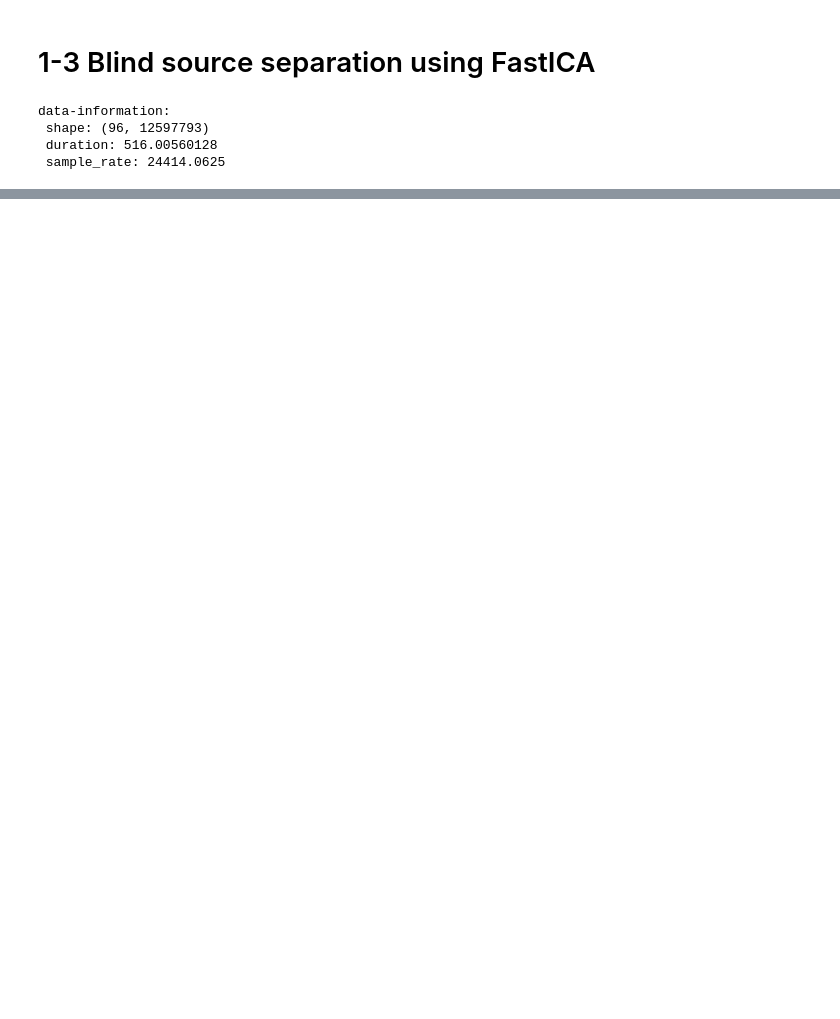
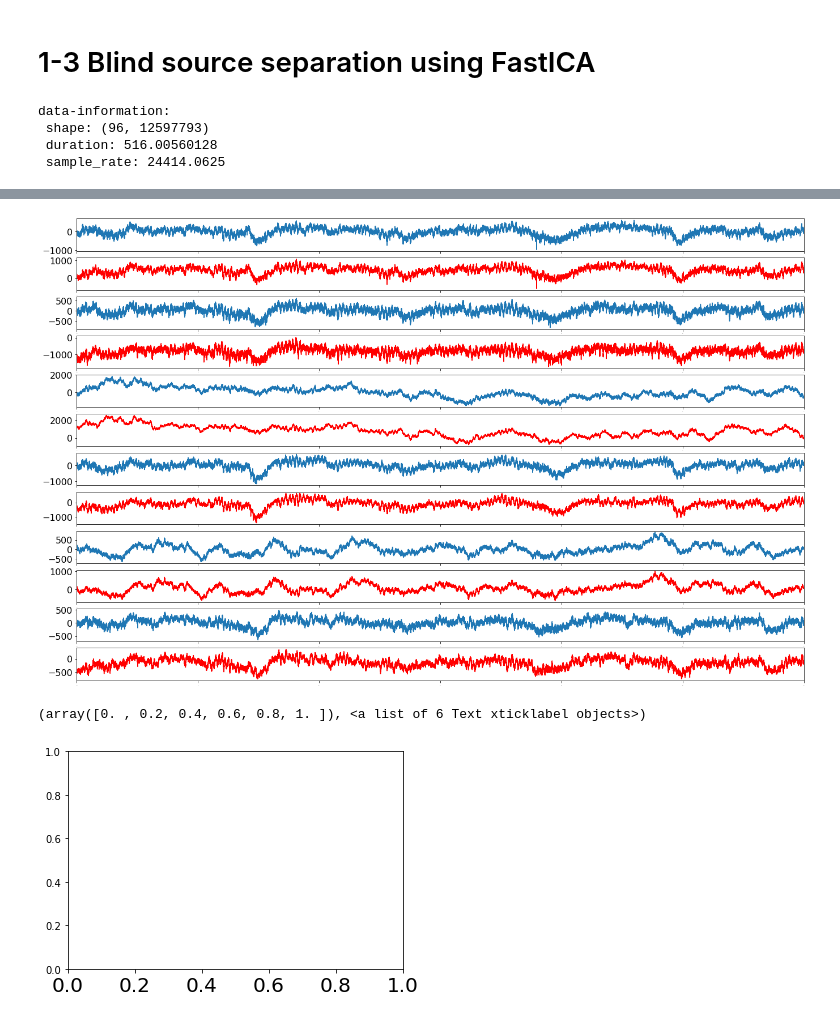
Before and after one commit to raiso777/Neural-Analytic-and-Visualization-Tool, a Jupyter notebook: 1-3_plot_ica_blind_source_separation.ipynb, the cells around one changed output, grey strips where cells are left out. Saved outputs shown, nothing was run; the diff lists cells and outputs as text; code cells hidden in the pictures; blank space fills up the shorter version.

```diff
--- a/1-3_plot_ica_blind_source_separation.ipynb
+++ b/1-3_plot_ica_blind_source_separation.ipynb
@@ -65,0 +84,28 @@ for ii, (model, name) in enumerate(zip(models, names), 1):
+# %%
+ee = S_.dot(A_.T)
+
+
+fig = plt.figure(figsize = (23,15))
+ax = []
+
+
+for [i, sig, sigg] in zip(range(6), ee.T, data):
+    ax.append(fig.add_subplot(12, 1, 2*i+1))
+    plt.yticks(fontsize=16)
+    plt.xticks(fontsize=0)
+    ax.append(fig.add_subplot(12, 1, 2*i+2))
+    plt.xticks(fontsize=0)
+    plt.yticks(fontsize=16)
+    #ax[i].plot(t[s:e-1],sig)
+    ax[2*i].plot(t[s:e-1],sig)
+    ax[2*i+1].plot(t[s:e], sigg[s:e] ,color = 'red')
+    ax[2*i].set_xlim(80,86)
+    ax[2*i+1].set_xlim(80,86)
+
+plt.show()
+
+plt.xticks(fontsize=20)
+# %% [output]
+[figure, added]
+(array([0. , 0.2, 0.4, 0.6, 0.8, 1. ]), <a list of 6 Text xticklabel objects>)
+[figure, added]
```
Also changed, not shown: parts of 10 cells of this notebook.
